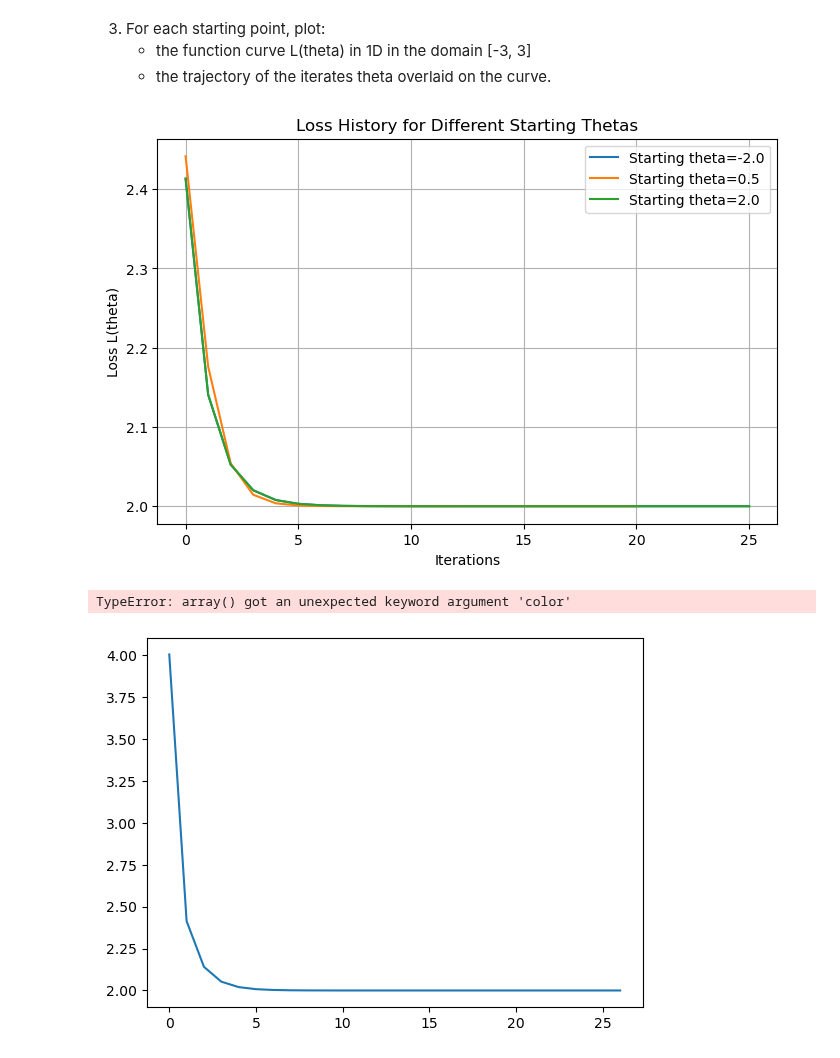
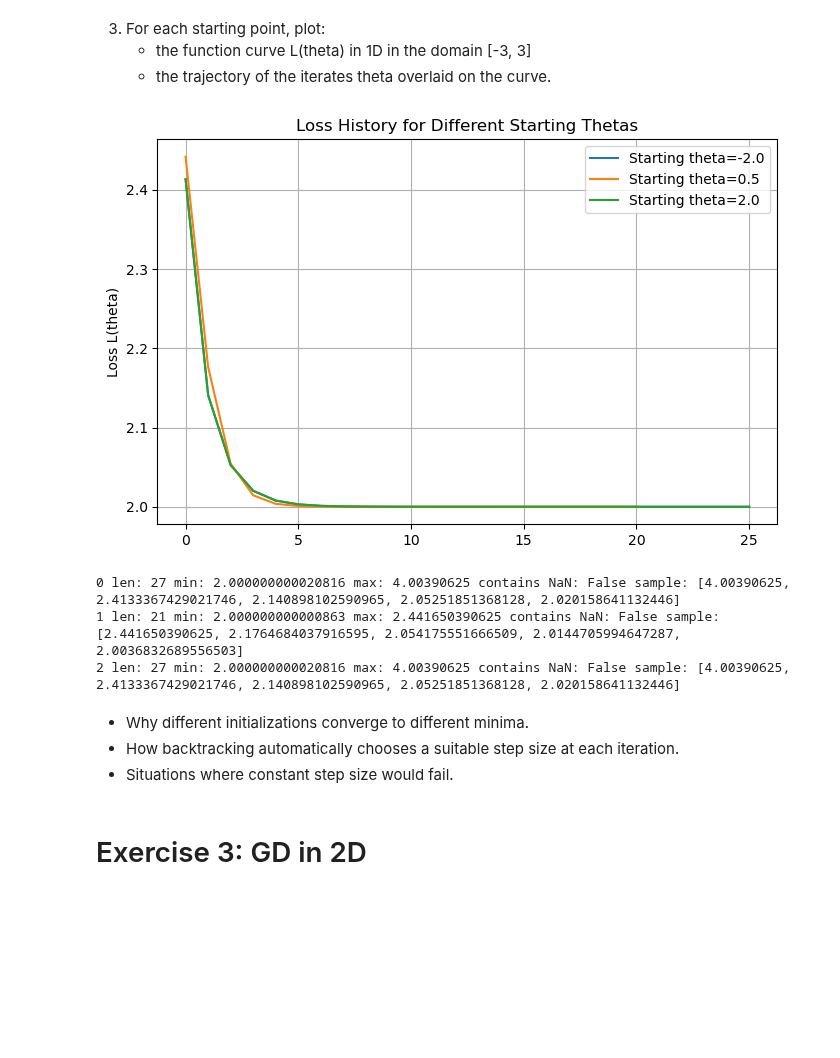
Before and after one commit to SonOfGillas/Satistical_and_Mathematical_Methods_for_machine_learning, a Jupyter notebook: homework/homework-1.ipynb, the cells around one changed output. Drawn from its saved outputs; the diff is of its cells as text; code cells hidden in the pictures; blank space fills up the shorter version.

```diff
--- a/homework/homework-1.ipynb
+++ b/homework/homework-1.ipynb
@@ -189,22 +189,32 @@ Starting theta: 2.0  Optimal theta: -1.646331206943718e-06  iterations: 27
 # %%
 plt.figure(figsize=(8, 5))
 for i, loss_history in enumerate(loss_histories):
     # array con solo i valori in [-3, 3]
     filter_loss_in_range = [loss for loss in loss_histories[i] if -3 <= loss <= 3]
     plt.plot(filter_loss_in_range, label=f'Starting theta={starting_thetas[i]}')
-    plt.xlabel('Iterations')
     plt.ylabel('Loss L(theta)')
     plt.title('Loss History for Different Starting Thetas')
     plt.legend()
     plt.grid()
 
 plt.show()
 
-plt.Figure(figsize=(8, 5))
-# filter_loss_in_range = [loss for loss in loss_histories[0] if -3 <= loss <= 3]
-plt.plot(loss_histories[0] , label='Starting theta=-2.0')
-plt.show()
+# Starting theta 2 and -2 have the same loss history because of symmetry
+
+for i, hist in enumerate(loss_histories):
+    print(i, "len:", len(hist),
+          "min:", np.nanmin(hist) if len(hist)>0 else None,
+          "max:", np.nanmax(hist) if len(hist)>0 else None,
+          "contains NaN:", np.isnan(hist).any() if len(hist)>0 else None,
+          "sample:", hist[:5])
 # %% [output]
-[figure, old version]
+[figure, new version]
-TypeError: array() got an unexpected keyword argument 'color'
+0 len: 27 min: 2.000000000020816 max: 4.00390625 contains NaN: False sample: [4.00390625, 2.4133367429021746, 2.140898102590965, 2.05251851368128, 2.020158641132446]
+1 len: 21 min: 2.000000000000863 max: 2.441650390625 contains NaN: False sample: [2.441650390625, 2.1764684037916595, 2.054175551666509, 2.0144705994647287, 2.0036832689556503]
+2 len: 27 min: 2.000000000020816 max: 4.00390625 contains NaN: False sample: [4.00390625, 2.4133367429021746, 2.140898102590965, 2.05251851368128, 2.020158641132446]
-[figure, removed]
+# %% [markdown]
+- Why different initializations converge to different minima.
+- How backtracking automatically chooses a suitable step size at each iteration.
+- Situations where constant step size would fail.
+# %% [markdown]
+# Exercise 3: GD in 2D
```
Also changed, not shown: parts of 7 cells of this notebook.
